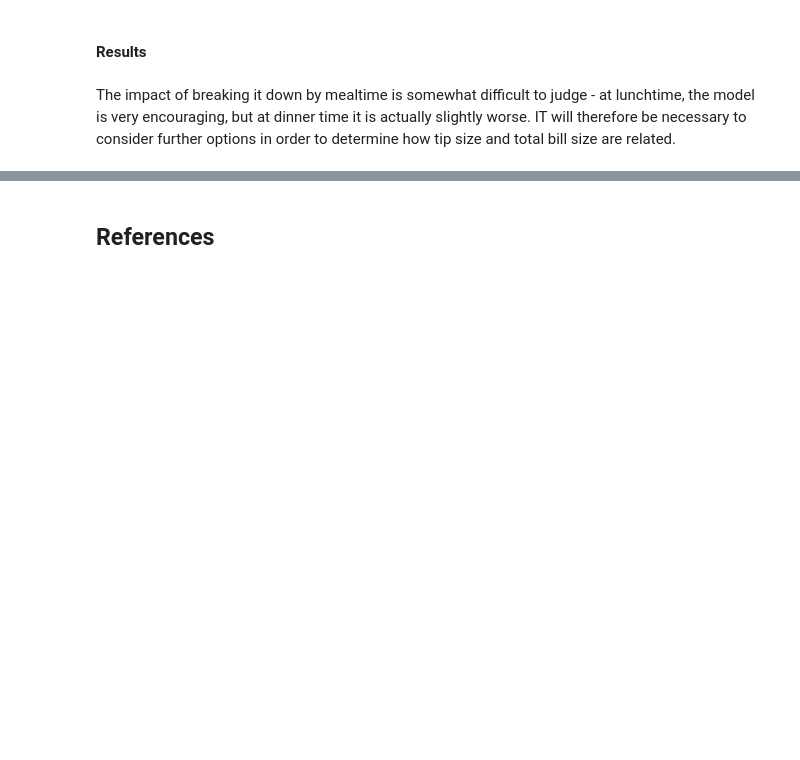
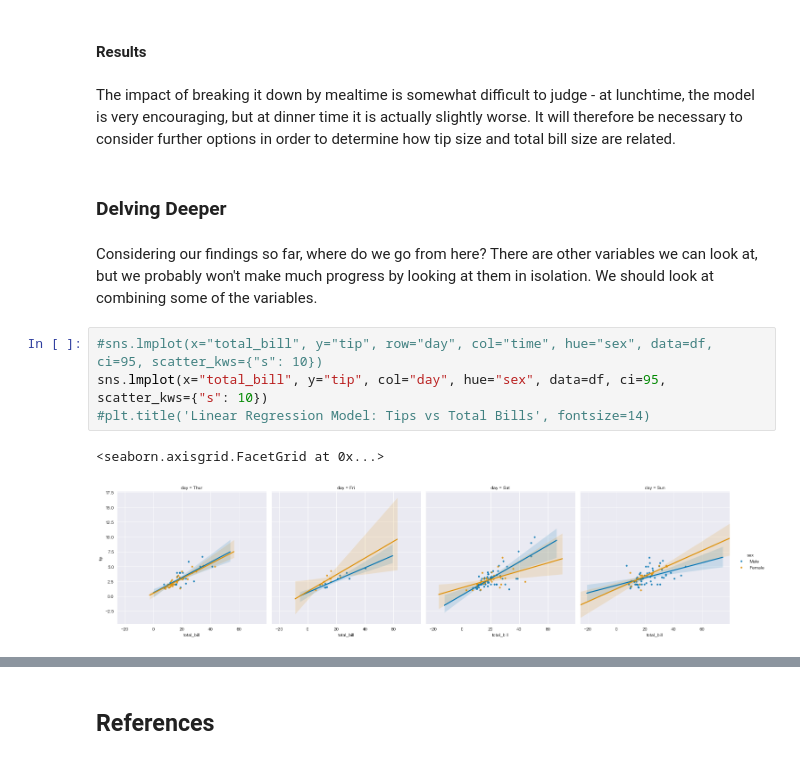
Before and after one commit to Pmcg1/FoDA_Project_2019, a Jupyter notebook: FoDA_Assessment_2019.ipynb, the cells around one changed output, grey strips where cells are left out. Drawn from its saved outputs; the diff is of its cells as text; blank space fills up the shorter version.

```diff
--- a/FoDA_Assessment_2019.ipynb
+++ b/FoDA_Assessment_2019.ipynb
@@ -721,4 +700,15 @@ These results are not as good as those for Lunch - this is actually a slightly w
 # %% [markdown]
 #### Results
 # %% [markdown]
-The impact of breaking it down by mealtime is somewhat difficult to judge - at lunchtime, the model is very encouraging, but at dinner time it is actually slightly worse. IT will therefore be necessary to consider further options in order to determine how tip size and total bill size are related.
+The impact of breaking it down by mealtime is somewhat difficult to judge - at lunchtime, the model is very encouraging, but at dinner time it is actually slightly worse. It will therefore be necessary to consider further options in order to determine how tip size and total bill size are related.
+# %% [markdown]
+### Delving Deeper
+# %% [markdown]
+Considering our findings so far, where do we go from here? There are other variables we can look at, but we probably won't make much progress by looking at them in isolation. We should look at combining some of the variables.
+# %%
+#sns.lmplot(x="total_bill", y="tip", row="day", col="time", hue="sex", data=df, ci=95, scatter_kws={"s": 10})
+sns.lmplot(x="total_bill", y="tip", col="day", hue="sex", data=df, ci=95, scatter_kws={"s": 10})
+#plt.title('Linear Regression Model: Tips vs Total Bills', fontsize=14)
+# %% [output]
+<seaborn.axisgrid.FacetGrid at 0x...>
+[figure, added]
```
Also changed, not shown: parts of 35 cells of this notebook.
